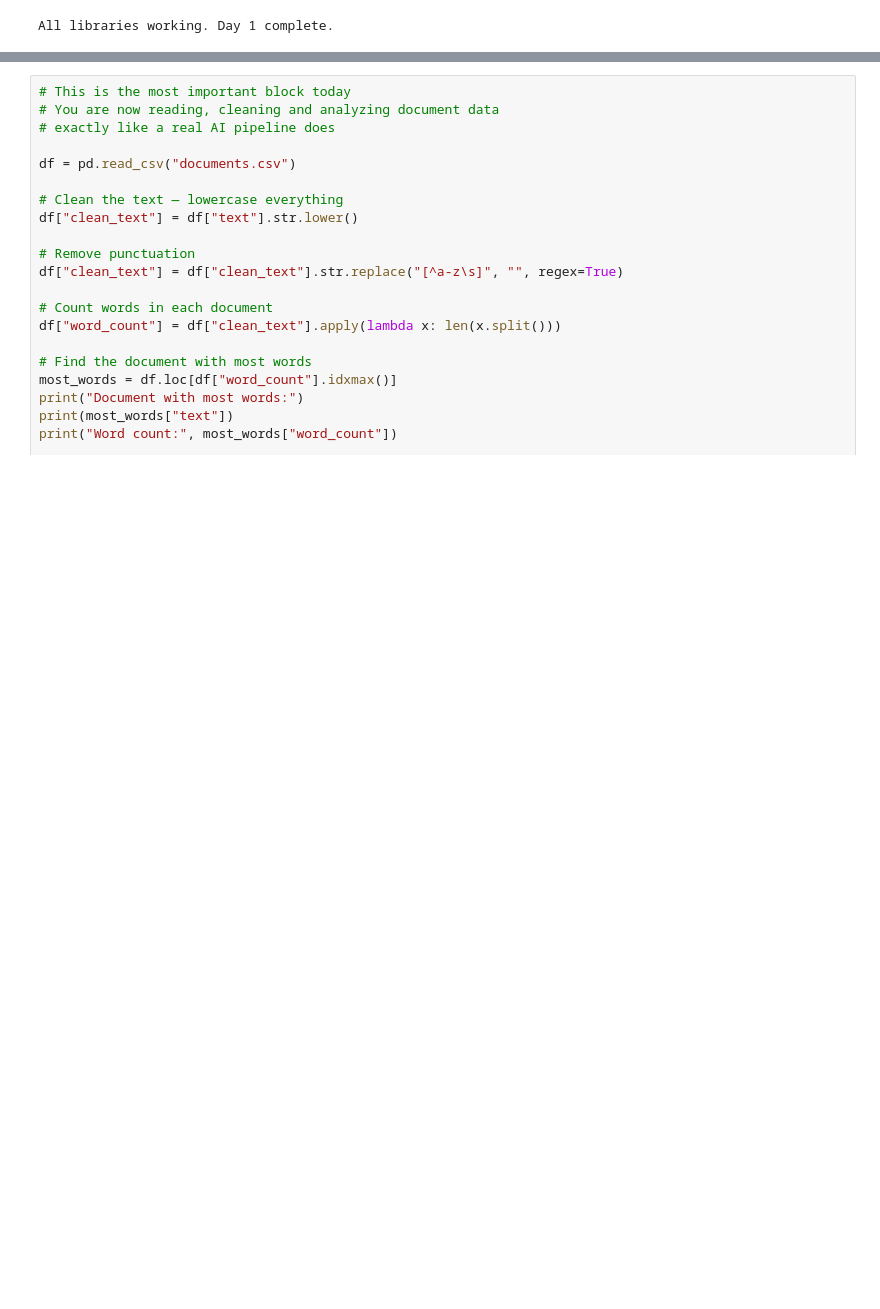
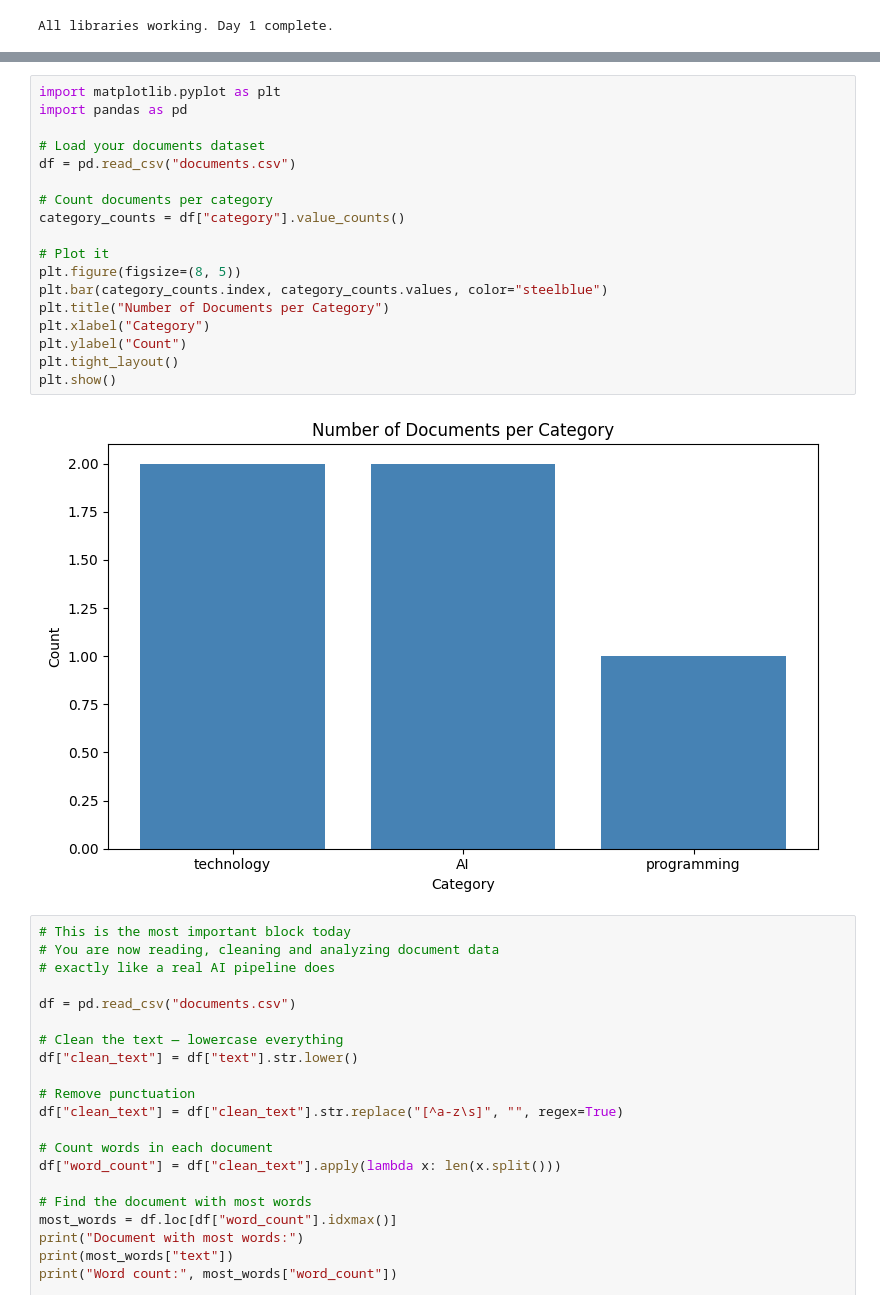
Before and after one commit to vartikabhawsar/ai-document-assistant, a Jupyter notebook: week1.ipynb, the cells around one changed output, grey strips where cells are left out. Saved outputs shown, nothing was run; the diff lists cells and outputs as text; blank space fills up the shorter version.

```diff
--- a/week1.ipynb
+++ b/week1.ipynb
@@ -9,3 +22,23 @@ All libraries working. Day 1 complete.
+# %%
+import matplotlib.pyplot as plt
+import pandas as pd
+
+# Load your documents dataset
+df = pd.read_csv("documents.csv")
+
+# Count documents per category
+category_counts = df["category"].value_counts()
+
+# Plot it
+plt.figure(figsize=(8, 5))
+plt.bar(category_counts.index, category_counts.values, color="steelblue")
+plt.title("Number of Documents per Category")
+plt.xlabel("Category")
+plt.ylabel("Count")
+plt.tight_layout()
+plt.show()
+# %% [output]
+[figure, added]
 # %%
 # This is the most important block today
 # You are now reading, cleaning and analyzing document data
```
Also changed, not shown: parts of 1 cell of this notebook.
